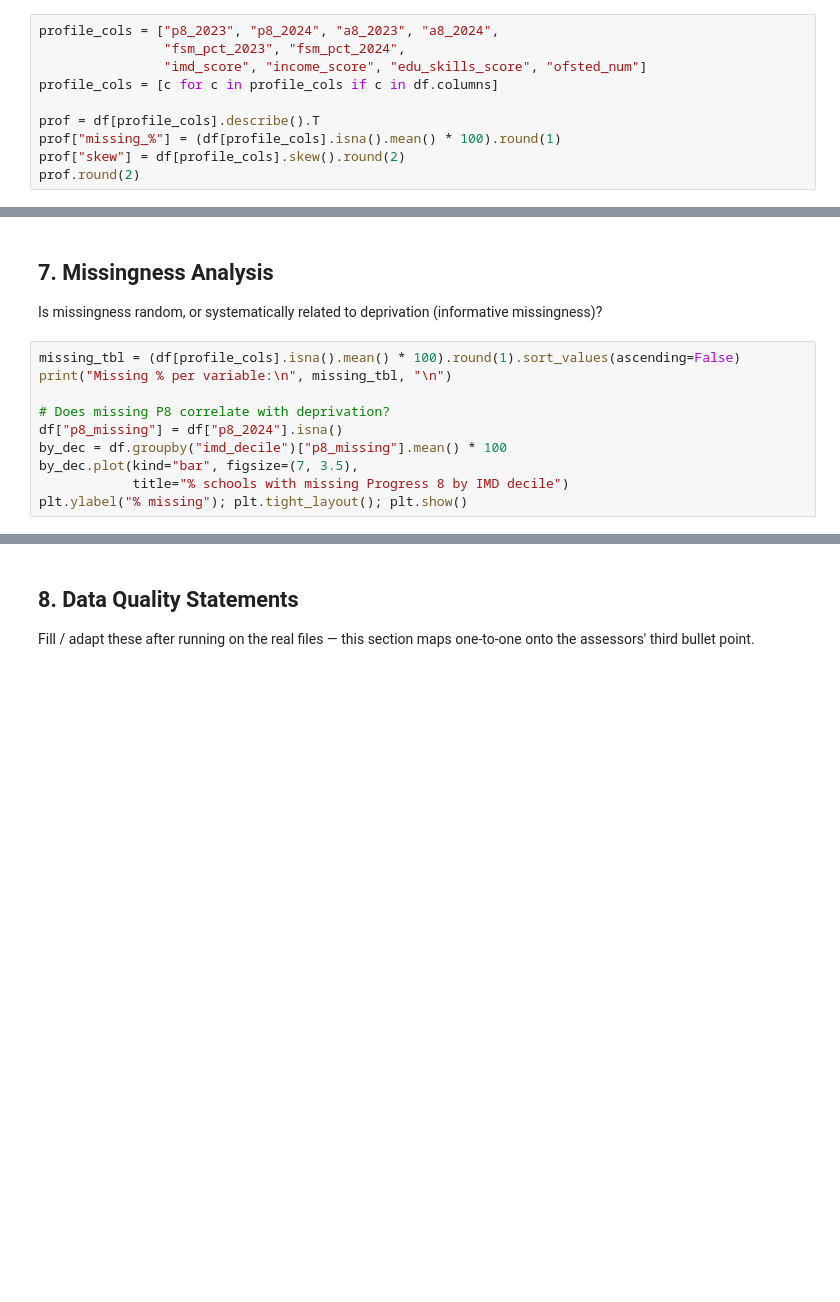
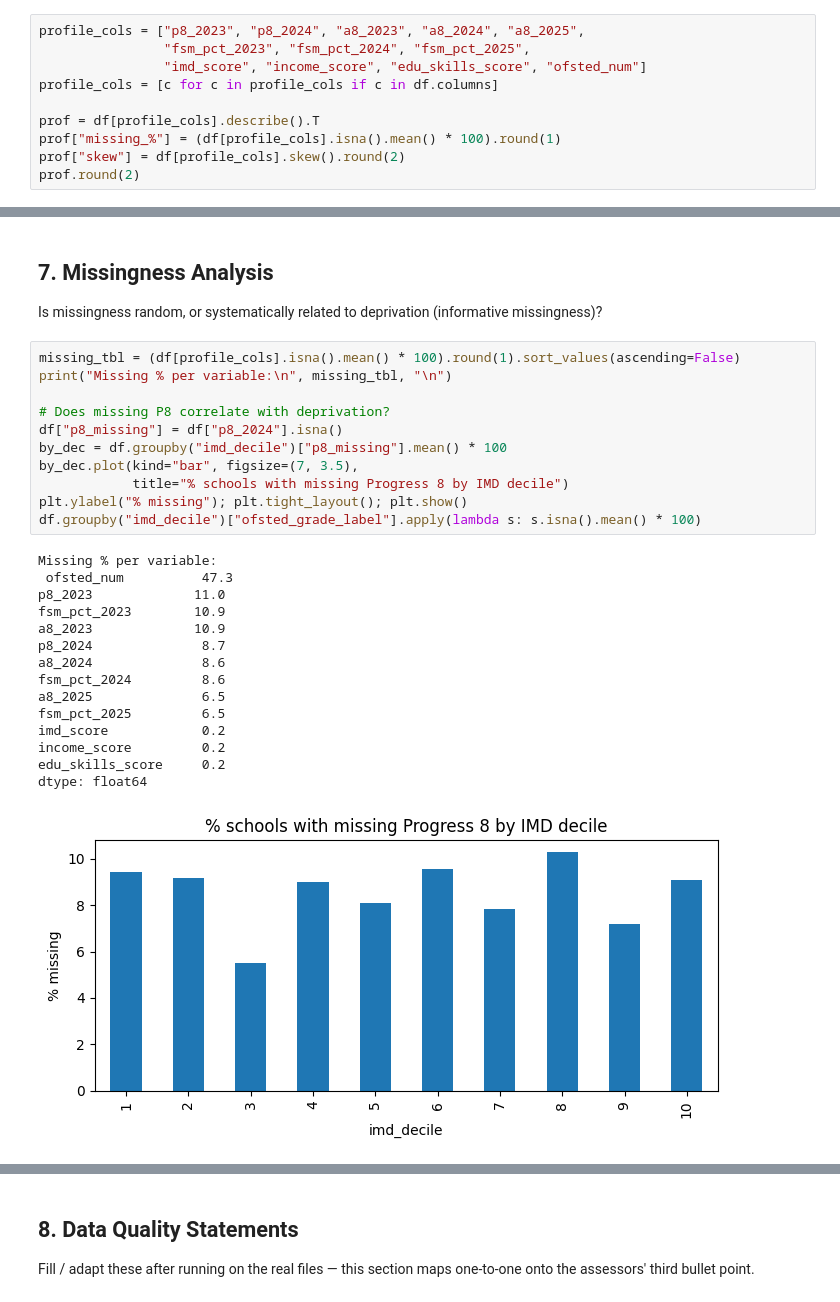
Before and after one commit to HEMALEED/school-performance-prediction-england-ann, a Jupyter notebook: SRC/training/school_per_EDA.ipynb, the cells around one changed output, grey strips where cells are left out. Cells and saved outputs as stored; diff of their text form; blank space fills up the shorter version.

```diff
--- a/SRC/training/school_per_EDA.ipynb
+++ b/SRC/training/school_per_EDA.ipynb
@@ -241,8 +320,8 @@ df.head()
 
 Per-variable profile: count, missing %, central tendency, dispersion, skewness. Skewness informs Phase-2 preprocessing (log transform / robust scaling before the ANN).
 # %%
-profile_cols = ["p8_2023", "p8_2024", "a8_2023", "a8_2024",
-                "fsm_pct_2023", "fsm_pct_2024",
+profile_cols = ["p8_2023", "p8_2024", "a8_2023", "a8_2024", "a8_2025",
+                "fsm_pct_2023", "fsm_pct_2024", "fsm_pct_2025",
                 "imd_score", "income_score", "edu_skills_score", "ofsted_num"]
 profile_cols = [c for c in profile_cols if c in df.columns]
 
@@ -329,10 +458,27 @@ Is missingness random, or systematically related to deprivation (informative mis
 # %%
 missing_tbl = (df[profile_cols].isna().mean() * 100).round(1).sort_values(ascending=False)
 print("Missing % per variable:\n", missing_tbl, "\n")
 
 # Does missing P8 correlate with deprivation?
 df["p8_missing"] = df["p8_2024"].isna()
 by_dec = df.groupby("imd_decile")["p8_missing"].mean() * 100
 by_dec.plot(kind="bar", figsize=(7, 3.5),
             title="% schools with missing Progress 8 by IMD decile")
 plt.ylabel("% missing"); plt.tight_layout(); plt.show()
+df.groupby("imd_decile")["ofsted_grade_label"].apply(lambda s: s.isna().mean() * 100)
+# %% [output]
+Missing % per variable:
+ ofsted_num          47.3
+p8_2023             11.0
+fsm_pct_2023        10.9
+a8_2023             10.9
+p8_2024              8.7
+a8_2024              8.6
+fsm_pct_2024         8.6
+a8_2025              6.5
+fsm_pct_2025         6.5
+imd_score            0.2
+income_score         0.2
+edu_skills_score     0.2
+dtype: float64
+[figure, added]
```
Also changed, not shown: parts of 16 cells of this notebook, 1 other file.
